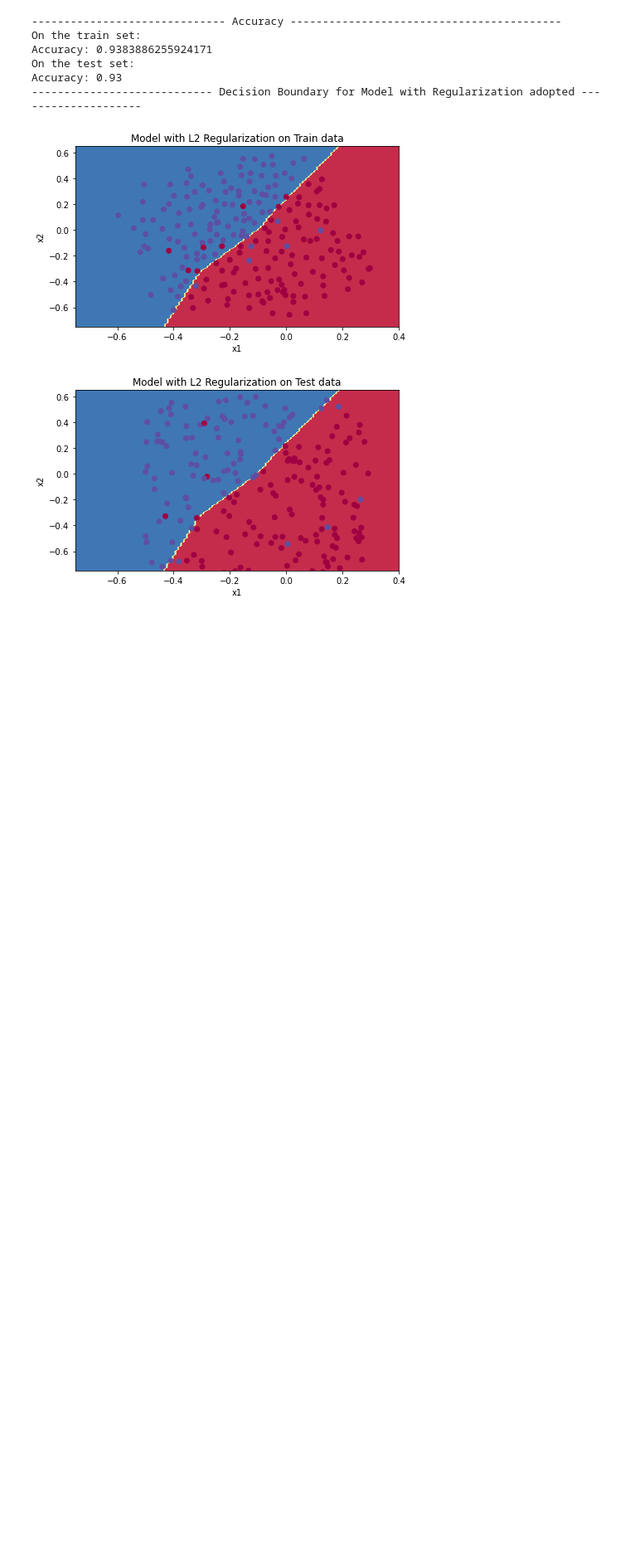
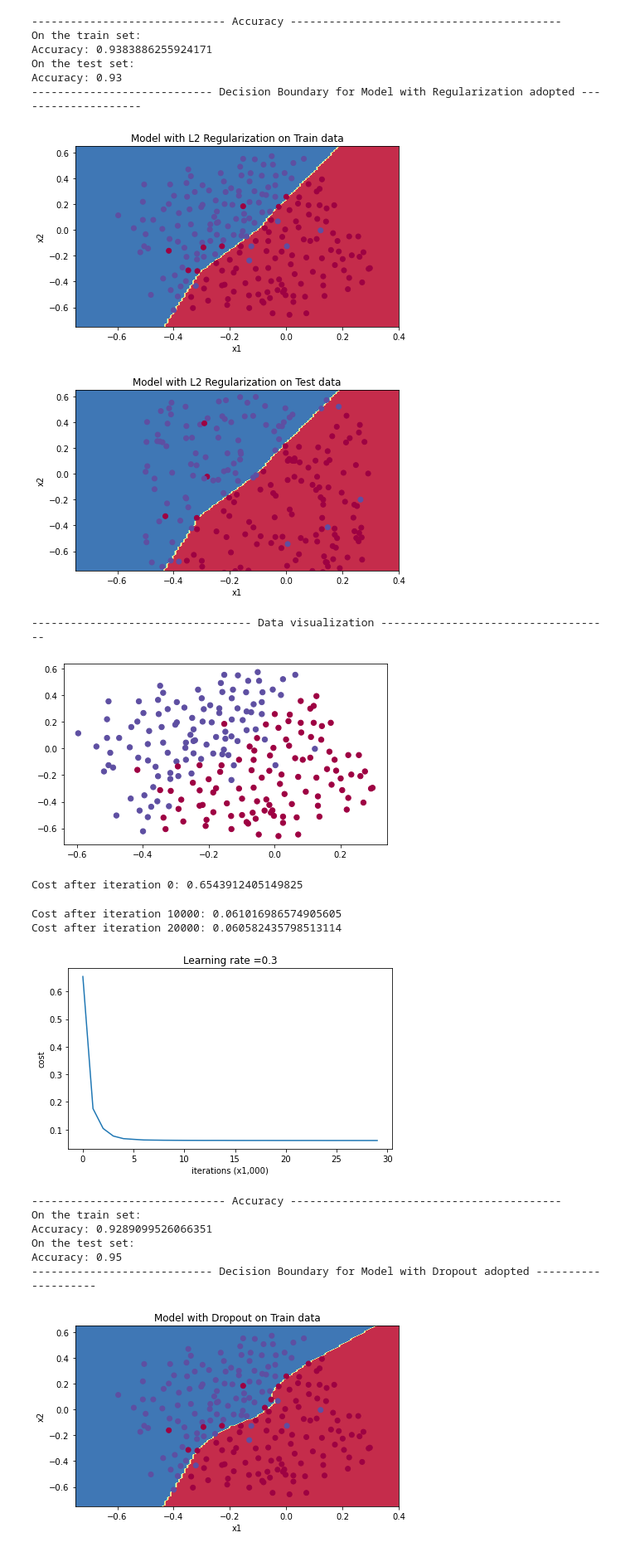
Before and after one commit to madhurdevkota/deep-learning, a Jupyter notebook: Neural Network - Regularization & Dropout.ipynb, the cells around one changed output. Shown at 83% size. Cells and saved outputs as stored; diff of their text form; code cells hidden in the pictures; blank space fills up the shorter version.

Commit message:
implemented dropout
Implemented Dropout by randomly selecting keep_prob% of nodes in average and dropping (100 - keep_prob)% of nodes for all hidden layers.

```diff
--- a/Neural Network - Regularization & Dropout.ipynb
+++ b/Neural Network - Regularization & Dropout.ipynb
@@ -671,3 +671,52 @@ Accuracy: 0.93
 ---------------------------- Decision Boundary for Model with Regularization adopted --------------------
 [figure]
 [figure]
+# %%
+# Adopting dropout during Model Training
+
+
+print('\n\n---------------------------------- Data visualization ------------------------------------\n')
+X_train, Y_train, X_test, Y_test = load_2D_dataset()
+plt.show()
+
+parameters = model(
+                    X_train, Y_train,
+                    learning_rate= 0.3, num_iterations= 30000,
+                    print_cost= True,
+                    lambd= 0,
+                    keep_prob= 0.86 )
+
+print('------------------------------ Accuracy ------------------------------------------')
+print ("On the train set:")
+yhat_train = predict( X_train, Y_train, parameters )
+print ("On the test set:")
+yhat_test = predict( X_test, Y_test, parameters )
+
+print('---------------------------- Decision Boundary for Model with Dropout adopted --------------------')
+plt.title('Model with Dropout on Train data')
+axes = plt.gca()
+axes.set_xlim( [-0.75,0.40] ); axes.set_ylim( [-0.75,0.65] )
+plot_decision_boundary( lambda x: predict_dec(parameters, x.T),
+                        X_train, Y_train  )
+plt.show()
+
+plt.title('Model with Dropout on Test data')
+axes = plt.gca()
+axes.set_xlim( [-0.75,0.40] ); axes.set_ylim( [-0.75,0.65] )
+plot_decision_boundary( lambda x: predict_dec(parameters, x.T),
+                        X_test, Y_test  )
+plt.show()
+# %% [output]
+---------------------------------- Data visualization ------------------------------------
+[figure, added]
+Cost after iteration 0: 0.6543912405149825
+Cost after iteration 10000: 0.061016986574905605
+Cost after iteration 20000: 0.060582435798513114
+[figure, added]
+------------------------------ Accuracy ------------------------------------------
+On the train set:
+Accuracy: 0.9289099526066351
+On the test set:
+Accuracy: 0.95
+---------------------------- Decision Boundary for Model with Dropout adopted --------------------
+[figure, added]
```
Also changed, not shown: parts of 2 cells of this notebook.
